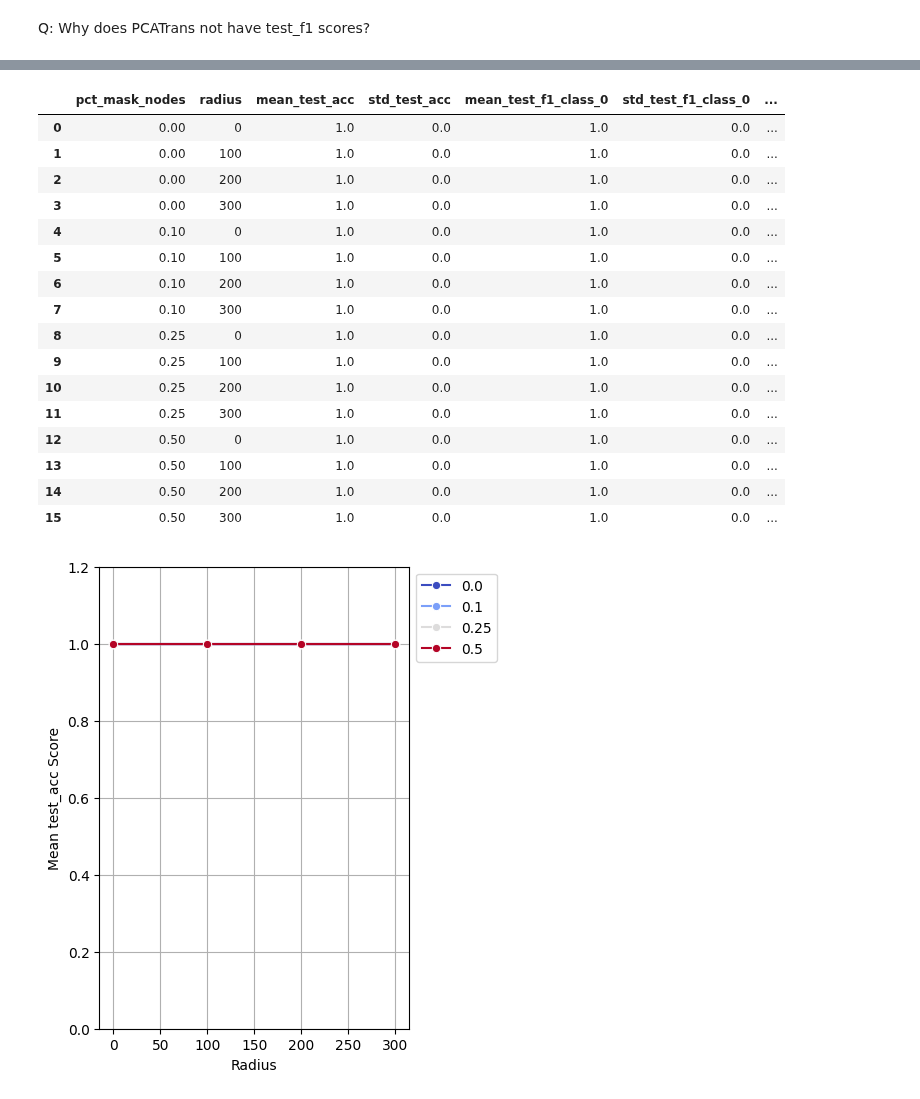
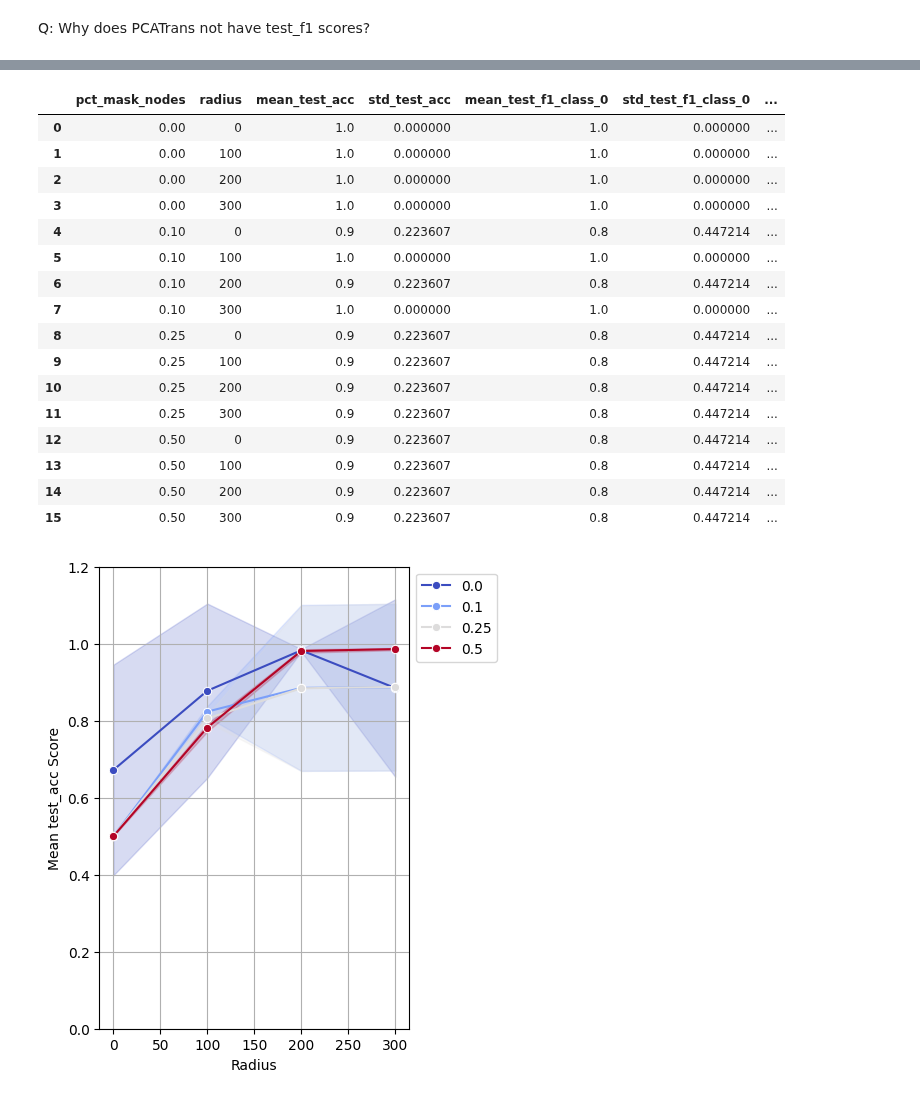
Before and after one commit to theislab/InterScale_reproducibility, a Jupyter notebook: notebooks/legnini_23/Graph_class.ipynb, the cells around one changed output, grey strips where cells are left out. Cells and saved outputs as stored; diff of their text form; code cells hidden in the pictures.

```diff
--- a/notebooks/legnini_23/Graph_class.ipynb
+++ b/notebooks/legnini_23/Graph_class.ipynb
@@ -35,9 +35,9 @@ wandb: Currently logged in as: francesca-drummer. Use `wandb login --relogin` to
 # %% [markdown]
 ## Load WandB IDs
 # %%
-GNN_sweep = "qo1bqpw1"
-InterScale_sweep = "o49vv5f9"
-PCATrans_sweep = "g7at1od1"
+GNN_sweep = "kxr7hwgq"
+InterScale_sweep = "bjz79kcp"
+PCATrans_sweep = "ih7ktcdt"
 # %% [markdown]
 ## Graph Classification performance
 # %%
@@ -45,6 +45,6 @@ SWEEP_GOAL = 'robustness'
 # %% [markdown]
 Q: Why does PCATrans not have test_f1 scores?
 # %%
-GNN_wandb = Wandb_evaluation(GNN_sweep, SWEEP_GOAL, ['Ctrl', 'SHH'])
-PCATrans_wandb = Wandb_evaluation(PCATrans_sweep, SWEEP_GOAL, ['Ctrl', 'SHH'])
-InterScale_wandb = Wandb_evaluation(InterScale_sweep, SWEEP_GOAL, ['Ctrl', 'SHH'])
+GNN_wandb = Wandb_evaluation("GCN", GNN_sweep, SWEEP_GOAL, ['Ctrl', 'SHH'])
+PCATrans_wandb = Wandb_evaluation("PCATransformer", PCATrans_sweep, SWEEP_GOAL, ['Ctrl', 'SHH'])
+InterScale_wandb = Wandb_evaluation("InterScale", SWEEP_GOAL, ['Ctrl', 'SHH'])
@@ -60,24 +62,24 @@ InterScale_wandb.get_dataframe().head()
 # %%
-InterScale_wandb.get_mean_and_std()
+PCATrans_wandb.get_mean_and_std()
 # %% [output]
 |  | pct_mask_nodes | radius | mean_test_acc | std_test_acc | mean_test_f1_class_0 | std_test_f1_class_0 | ... |
-| 0 | 0.00 | 0 | 1.0 | 0.0 | 1.0 | 0.0 | ... |
-| 1 | 0.00 | 100 | 1.0 | 0.0 | 1.0 | 0.0 | ... |
-| 2 | 0.00 | 200 | 1.0 | 0.0 | 1.0 | 0.0 | ... |
-| 3 | 0.00 | 300 | 1.0 | 0.0 | 1.0 | 0.0 | ... |
-| 4 | 0.10 | 0 | 1.0 | 0.0 | 1.0 | 0.0 | ... |
-| 5 | 0.10 | 100 | 1.0 | 0.0 | 1.0 | 0.0 | ... |
-| 6 | 0.10 | 200 | 1.0 | 0.0 | 1.0 | 0.0 | ... |
-| 7 | 0.10 | 300 | 1.0 | 0.0 | 1.0 | 0.0 | ... |
-| 8 | 0.25 | 0 | 1.0 | 0.0 | 1.0 | 0.0 | ... |
-| 9 | 0.25 | 100 | 1.0 | 0.0 | 1.0 | 0.0 | ... |
-| 10 | 0.25 | 200 | 1.0 | 0.0 | 1.0 | 0.0 | ... |
-| 11 | 0.25 | 300 | 1.0 | 0.0 | 1.0 | 0.0 | ... |
-| 12 | 0.50 | 0 | 1.0 | 0.0 | 1.0 | 0.0 | ... |
-| 13 | 0.50 | 100 | 1.0 | 0.0 | 1.0 | 0.0 | ... |
-| 14 | 0.50 | 200 | 1.0 | 0.0 | 1.0 | 0.0 | ... |
-| 15 | 0.50 | 300 | 1.0 | 0.0 | 1.0 | 0.0 | ... |
+| 0 | 0.00 | 0 | 1.0 | 0.000000 | 1.0 | 0.000000 | ... |
+| 1 | 0.00 | 100 | 1.0 | 0.000000 | 1.0 | 0.000000 | ... |
+| 2 | 0.00 | 200 | 1.0 | 0.000000 | 1.0 | 0.000000 | ... |
+| 3 | 0.00 | 300 | 1.0 | 0.000000 | 1.0 | 0.000000 | ... |
+| 4 | 0.10 | 0 | 0.9 | 0.223607 | 0.8 | 0.447214 | ... |
+| 5 | 0.10 | 100 | 1.0 | 0.000000 | 1.0 | 0.000000 | ... |
+| 6 | 0.10 | 200 | 0.9 | 0.223607 | 0.8 | 0.447214 | ... |
+| 7 | 0.10 | 300 | 1.0 | 0.000000 | 1.0 | 0.000000 | ... |
+| 8 | 0.25 | 0 | 0.9 | 0.223607 | 0.8 | 0.447214 | ... |
+| 9 | 0.25 | 100 | 0.9 | 0.223607 | 0.8 | 0.447214 | ... |
+| 10 | 0.25 | 200 | 0.9 | 0.223607 | 0.8 | 0.447214 | ... |
+| 11 | 0.25 | 300 | 0.9 | 0.223607 | 0.8 | 0.447214 | ... |
+| 12 | 0.50 | 0 | 0.9 | 0.223607 | 0.8 | 0.447214 | ... |
+| 13 | 0.50 | 100 | 0.9 | 0.223607 | 0.8 | 0.447214 | ... |
+| 14 | 0.50 | 200 | 0.9 | 0.223607 | 0.8 | 0.447214 | ... |
+| 15 | 0.50 | 300 | 0.9 | 0.223607 | 0.8 | 0.447214 | ... |
 # %%
-InterScale_wandb.plot_robustness(metric="test_acc", save_path = f"{HPC}/InterScale_reproducibility/figures/melton25/graph_class")
+GNN_wandb.plot_robustness(metric="test_acc", save_path = f"{HPC}/InterScale_reproducibility/figures/legnini23/graph_class")
 # %% [output]
-[figure, old version]
+[figure, new version]
```
Also changed, not shown: parts of 9 cells of this notebook, 7 other files.
